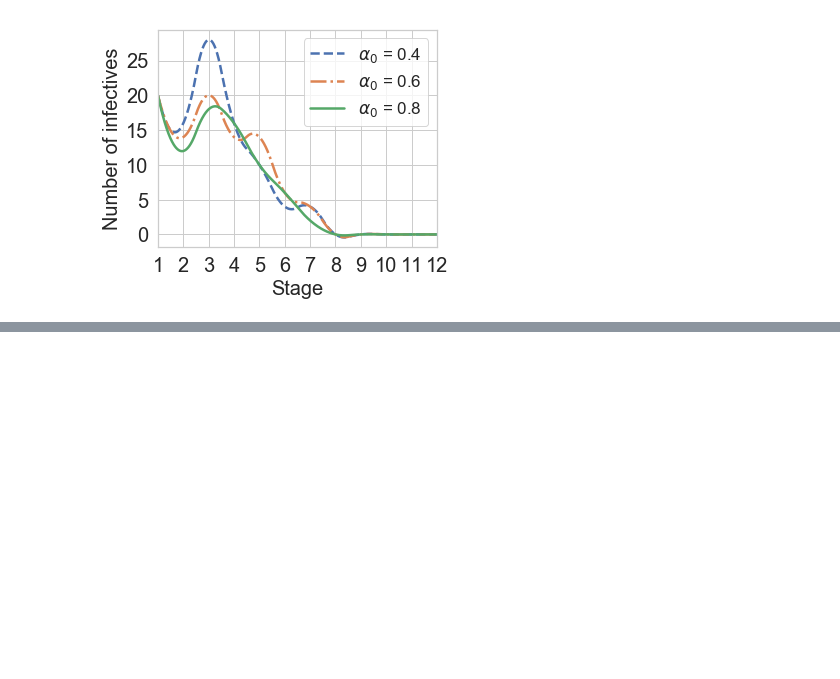
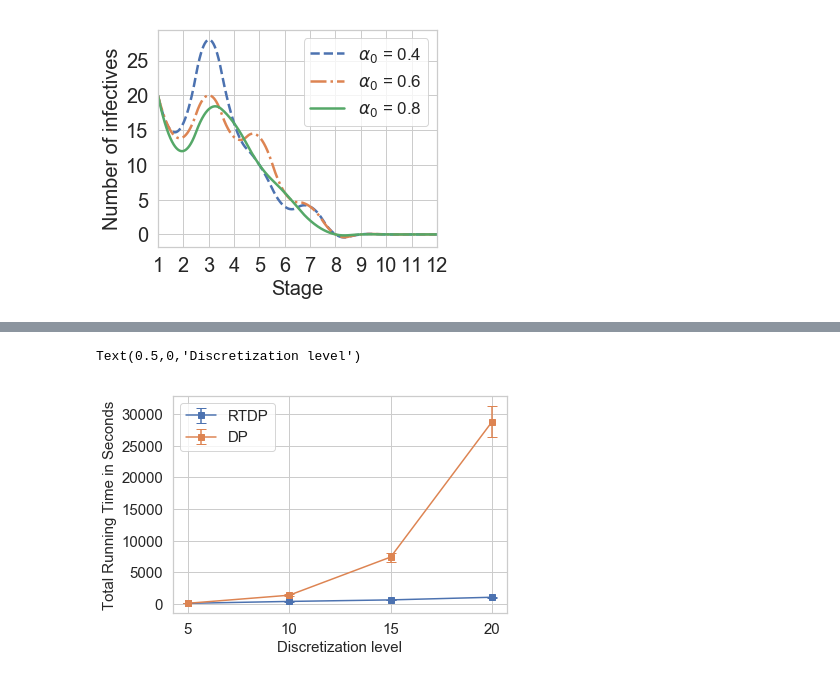
Before and after one commit to kadysongbb/drmdp, a Jupyter notebook: 20210629_plot.ipynb, the cells around one changed output, grey strips where cells are left out. Cells and saved outputs as stored; diff of their text form; code cells hidden in the pictures; blank space fills up the shorter version.

```diff
--- a/20210629_plot.ipynb
+++ b/20210629_plot.ipynb
@@ -599,0 +671,29 @@ Text(0.5,0,'Stage')
+# %%
+from scipy.interpolate import interp1d
+import numpy as np
+import matplotlib.pyplot as plt
+import seaborn as sns
+
+sns.set()
+sns.set_style("whitegrid")
+
+rtdp_avg_reward = [120, 420, 660, 1080]
+rtdp_std = [15, 35, 40, 112]
+dp_avg_reward = [125, 1400, 7425, 28800]
+dp_std = [17, 120, 712, 2500]
+
+x = [5,10,15,20]
+
+plt.figure()
+plt.errorbar(x, rtdp_avg_reward, rtdp_std, label = 'RTDP', marker='s', capsize = 5, color = blue)
+plt.errorbar(x, dp_avg_reward, dp_std, label = 'DP', marker='s', capsize = 5, color = orange)
+
+plt.legend(fontsize = 15)
+plt.xticks([5, 10, 15, 20])
+plt.xticks(fontsize= 15)
+plt.yticks(fontsize= 15)
+plt.ylabel('Total Running Time in Seconds', fontsize = 15)
+plt.xlabel('Discretization level', fontsize = 15)
+# %% [output]
+Text(0.5,0,'Discretization level')
+[figure, added]
```
Also changed, not shown: parts of 7 cells of this notebook.
